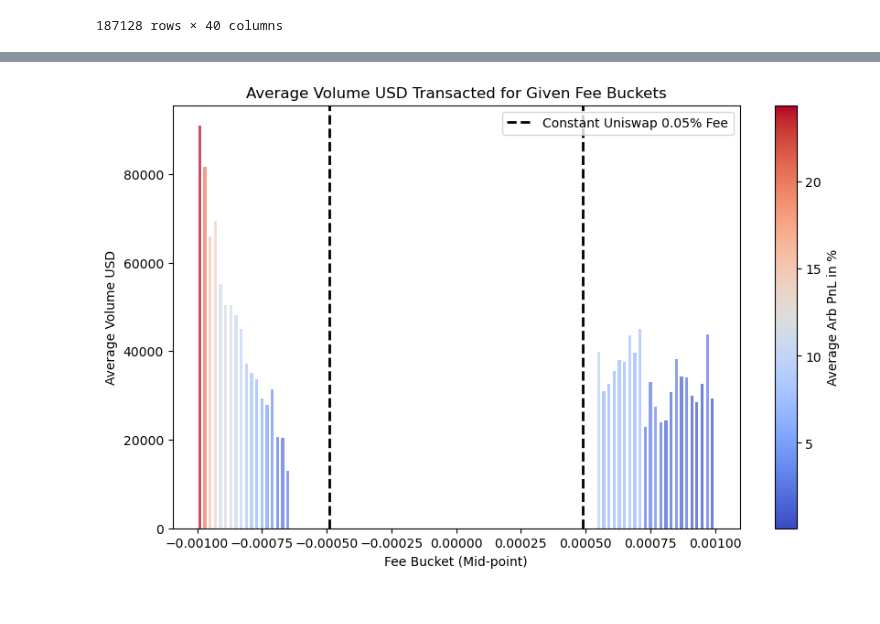
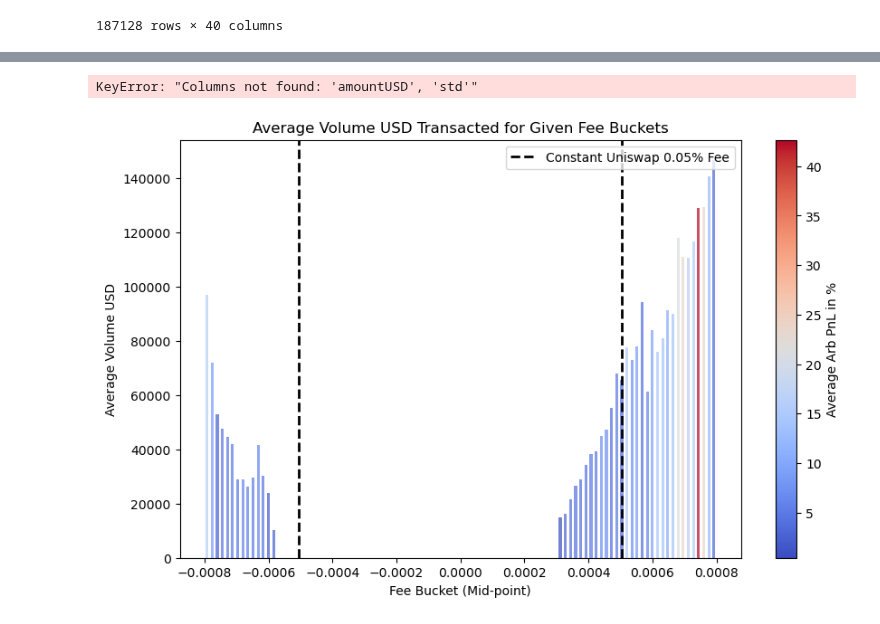
Before and after one commit to Armand-Morin/afp-berkeley-dynamic-fee-defi-amm, a Jupyter notebook: compact_model.ipynb, the cells around one changed output, grey strips where cells are left out. Cells and saved outputs as stored; diff of their text form; code cells hidden in the pictures.

```diff
--- a/compact_model.ipynb
+++ b/compact_model.ipynb
@@ -106,9 +106,9 @@ data = data.dropna()
 
 features = [#'LVR_nbtoken',
             #'price_diff',
-            'arb_pnl',
-            #'std',
-            #'price_impact',
+            #'arb_pnl',
+            'std',
+            'price_impact',
             #'mean_rol_amount', 'avg_gas',  'rol_amountUSD',
             'lambda_1min',# 'rol_1min_span', 'rol_1m_trade_count',
             'lambda_5min',# 'rol_5min_span', 'rol_5m_trade_count',
@@ -122,8 +122,8 @@ filtered_indices = data[features].apply(lambda x: x.between(lower_bound[x.name],
 data_filtered = data.loc[filtered_indices].copy()
 
 # max and min fee in %
-f_min = 0.04
-f_max = 0.1
+f_min = 0.02
+f_max = 0.08
 
 params = {}
 for f in features:
@@ -239,6 +241,7 @@ metrics = combined_data.resample('1Min', on='time_dex').agg({
 metrics.columns = metrics.columns.droplevel(0)
 metrics = metrics.rename(columns={'amountUSD': 'volumeUSD'})
 metrics['1m_volumeUSD'] = metrics['volumeUSD'].rolling(window=60).sum()
+metrics['std'] = metrics['close'].rolling(window=60).std()
 
 metrics['future_close'] = metrics['close'].shift(-60)
 metrics = metrics.dropna()
@@ -258,15 +261,15 @@ metrics['cfee_cumul'] = metrics['cfee'].cumsum()
 metrics['dfee_cumul'] = metrics['dfee'].cumsum()
 metrics['avg_7m_cfee'] = (metrics['volumeUSD'] * pool_fee_rate).rolling(window=7).mean()
 
-metrics['cpnl_5m_positive'] = metrics['cpnl'].rolling(window=5).apply(lambda x: np.sum(x[x>0]))
-metrics['cpnl_5m_negative'] = metrics['cpnl'].rolling(window=5).apply(lambda x: np.sum(x[x<0]))
+metrics['cpnl_5m_positive'] = (pool_fee_rate*metrics['arb_pnl']).rolling(window=5).apply(lambda x: np.sum(x[x>0]))
+metrics['cpnl_5m_negative'] = ((1-pool_fee_rate)*metrics['arb_pnl']).rolling(window=5).apply(lambda x: np.sum(x[x<0]))
 # Calculate a 7 min ma of percent toxic flow:
-metrics['c%_toxic_flow_ma_7m'] = (metrics['cpnl_5m_negative'].abs() / (metrics['cpnl_5m_negative'] + metrics['cpnl_5m_positive'])).rolling(window=7).mean()
+metrics['c%_toxic_flow_ma_5m'] = (metrics['cpnl_5m_negative'].abs() / (metrics['cpnl_5m_negative'] + metrics['cpnl_5m_positive'])).rolling(window=7).mean()
 
-metrics['dpnl_5m_positive'] = metrics['dpnl'].rolling(window=5).apply(lambda x: np.sum(x[x>0]))
-metrics['dpnl_5m_negative'] = metrics['dpnl'].rolling(window=5).apply(lambda x: np.sum(x[x<0]))
+metrics['dpnl_5m_positive'] = (metrics['combined_fee'].abs()*metrics['arb_pnl']).rolling(window=5).apply(lambda x: np.sum(x[x>0]))
+metrics['dpnl_5m_negative'] = ((1-metrics['combined_fee'].abs())*metrics['arb_pnl']).rolling(window=5).apply(lambda x: np.sum(x[x<0]))
 # Calculate a 7 min ma of percent toxic flow:
-metrics['d%_toxic_flow_ma_7m'] = (metrics['dpnl_5m_negative'].abs() / (metrics['dpnl_5m_negative'] + metrics['dpnl_5m_positive'])).rolling(window=7).mean()
+metrics['d%_toxic_flow_ma_5m'] = (metrics['dpnl_5m_negative'].abs() / (metrics['dpnl_5m_negative'] + metrics['dpnl_5m_positive'])).rolling(window=7).mean()
 
 metrics.dropna()
 # %% [output]
@@ -445,0 +462,2 @@ plt.show()
+# %%
+features.pop(['amountUSD'])
@@ -446,37 +469,46 @@ plt.show()
+# %%
+features.remove('amountUSD')  # Removes 'amountUSD' from the list
+features.append('volumeUSD')
+metrics.groupby('fee_bucket')[features].mean().reset_index()
+# %% [output]
+KeyError: "Columns not found: 'amountUSD', 'std'"
 # %%
 from matplotlib.cm import coolwarm
 from matplotlib.colors import Normalize
 
 # Adjusting bins to a higher value for finer granularity
 metrics['fee_bucket'] = pd.cut(metrics['combined_fee'], bins=100)  # Adjusted number of bins from 10 to 20
+
+features.remove('amountUSD')  # Removes 'amountUSD' from the list
+features.append('volumeUSD')
 
 # Calculate the average 'volumeUSD' for each bucket
 agg_metrics = metrics.groupby('fee_bucket')[['volumeUSD','arb_pnl']].mean().reset_index()
 
 # Convert intervals to mid-points for plotting
 agg_metrics['fee_bucket_mid'] = agg_metrics['fee_bucket'].apply(lambda x: x.mid).astype(float)
 
 arb_pnl_norm = Normalize(vmin=agg_metrics['arb_pnl'].abs().min(), vmax=agg_metrics['arb_pnl'].abs().max())
 norm_arb_pnl = arb_pnl_norm(agg_metrics['arb_pnl'].abs())
 
 colors = coolwarm(norm_arb_pnl)
 
 plt.figure(figsize=(10, 6))
 
 plt.bar(agg_metrics['fee_bucket_mid'], agg_metrics['volumeUSD'].astype('float'), alpha=0.7, color=colors, width=np.min(np.diff(agg_metrics['fee_bucket_mid']))/1.8)
 
 plt.title('Average Volume USD Transacted for Given Fee Buckets')
 plt.xlabel('Fee Bucket (Mid-point)')
 plt.ylabel('Average Volume USD')
 plt.colorbar(plt.cm.ScalarMappable(norm=arb_pnl_norm, cmap=coolwarm), label='Average Arb PnL in %')
 
 closest_mid_point = agg_metrics['fee_bucket_mid'].sub(0.0005).abs().idxmin()
 x_value_for_line = agg_metrics.loc[closest_mid_point, 'fee_bucket_mid']
 plt.axvline(x=x_value_for_line, color='black', linestyle='--', linewidth=2, label='Constant Uniswap 0.05% Fee')
 plt.axvline(x=-x_value_for_line, color='black', linestyle='--', linewidth=2)
 plt.legend()
 
 
 plt.show()
 # %% [output]
-[figure, old version]
+[figure, new version]
```
Also changed, not shown: parts of 8 cells of this notebook.
